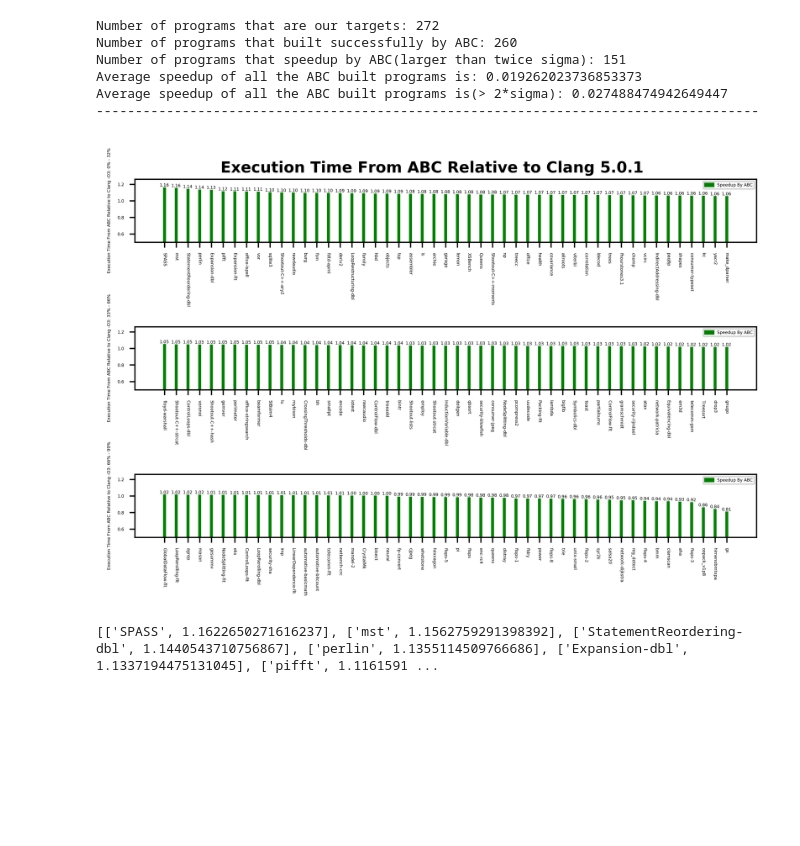
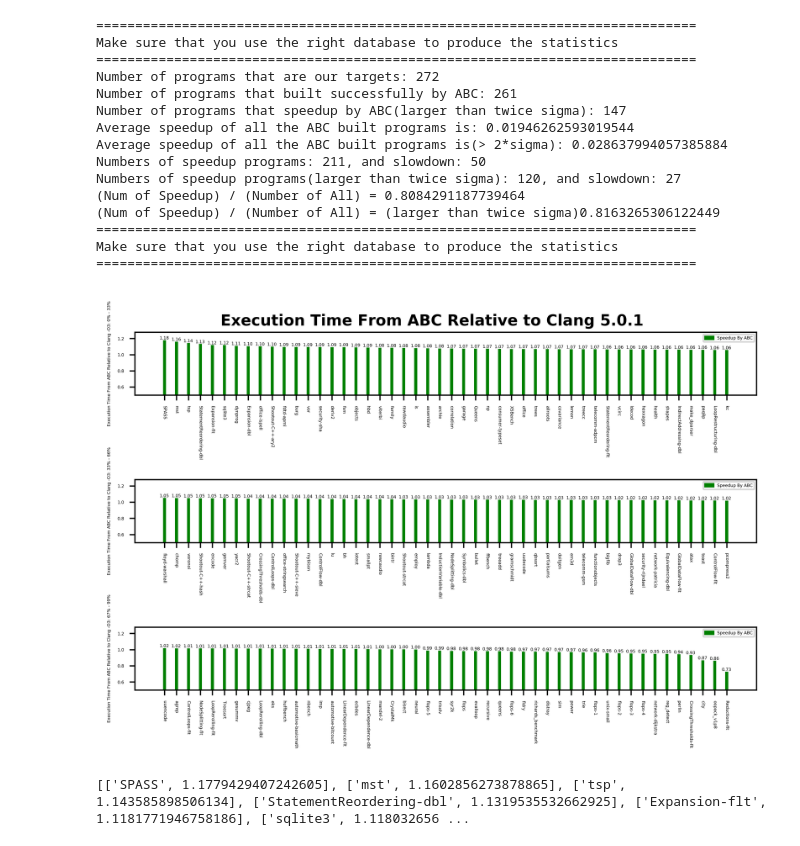
Before and after one commit to JaredCJR/ThesisTools, a Jupyter notebook: PassInstrument/inference/SpeedupEvaluation/LoadAndDraw.ipynb, the cells around one changed output. Drawn from its saved outputs; the diff is of its cells as text; code cells hidden in the pictures; blank space fills up the shorter version.

Commit message:
Add more statistics in analysis

```diff
--- a/PassInstrument/inference/SpeedupEvaluation/LoadAndDraw.ipynb
+++ b/PassInstrument/inference/SpeedupEvaluation/LoadAndDraw.ipynb
@@ -94,8 +94,8 @@ def DrawBarChart(Inputs, Title, Ymax = None, Ymin = None):
 
 
 if __name__ == '__main__':
-    TargetDir = "./log-0330"
-    #TargetDit = "./log-init"
+    TargetDir = "./legacy_data/log-03-31_16-53"
+    #TargetDit = "./legacy_data/log-init"
     ABC_cycles_mean = json.load(open(TargetDir + '/' + "ABC_cycles_mean.json"))
     Orig_cycles_mean = json.load(open("Orig_cycles_mean.json"))
     Orig_cycles_sigma = json.load(open("Orig_cycles_sigma.json"))
@@ -107,8 +107,12 @@ if __name__ == '__main__':
     SpeedupDict = {}
     '''
     SpeedupDict contains all the information that we need =)
+    speedup in the dict:
+        > 0: speedup
+        < 0: slowdown
     '''
     TotalSpeedup = 0.0
+    TotalSpeedupCount = 0
     for target in AvailableKeys:
         new = ABC_cycles_mean[target]
         old = Orig_cycles_mean[target]
@@ -120,38 +124,63 @@ if __name__ == '__main__':
         SpeedupDict[target]['speedup'] = speedup
         SpeedupDict[target]['sigma'] = sigma
         TotalSpeedup += speedup
+        if speedup > 0:
+            TotalSpeedupCount += 1
+
     AvgSpeedupAll = TotalSpeedup / len(AvailableKeys)
     '''
     Discard the speedup or slow-down less than twice sigma
     '''
     SelectedSpeedupDict = copy.deepcopy(SpeedupDict)
+    TotalSpeedupCountLargerThanTwice = copy.deepcopy(TotalSpeedupCount)
     for target, info in SpeedupDict.items():
         if abs(info['new'] - info['old']) < 2*info['sigma']:
             TotalSpeedup -= SpeedupDict[target]['speedup']
             SelectedSpeedupDict.pop(target, None)
+            if SpeedupDict[target]['speedup'] > 0:
+                TotalSpeedupCountLargerThanTwice -= 1
     AvgSpeedupLargerThanTwice = TotalSpeedup / len(SelectedSpeedupDict.keys())
+    print('=============================================================================')
+    print('Make sure that you use the right database to produce the statistics')
+    print('=============================================================================')
     print("Number of programs that are our targets: {}".format(len(Orig_cycles_mean)))
     print("Number of programs that built successfully by ABC: {}".format(len(SpeedupDict)))
     print("Number of programs that speedup by ABC(larger than twice sigma): {}".format(len(SelectedSpeedupDict)))
     print("Average speedup of all the ABC built programs is: {}".format(AvgSpeedupAll))
     print("Average speedup of all the ABC built programs is(> 2*sigma): {}".format(AvgSpeedupLargerThanTwice))
-    print("-------------------------------------------------------------------------------------")
+    print("Numbers of speedup programs: {}, and slowdown: {}".format(TotalSpeedupCount, len(SpeedupDict)-TotalSpeedupCount))
+    print("Numbers of speedup programs(larger than twice sigma): {}, and slowdown: {}".format(
+        TotalSpeedupCountLargerThanTwice, len(SelectedSpeedupDict)-TotalSpeedupCountLargerThanTwice))
+    print("(Num of Speedup) / (Number of All) = {}".format(TotalSpeedupCount/ len(SpeedupDict)))
+    print("(Num of Speedup) / (Number of All) = (larger than twice sigma){}".format(TotalSpeedupCountLargerThanTwice/ len(SelectedSpeedupDict)))
+    print('=============================================================================')
+    print('Make sure that you use the right database to produce the statistics')
+    print('=============================================================================')
 
     GraphData = []
     for target, info in SelectedSpeedupDict.items():
         GraphData.append([target, info['speedup']+1] )
     '''
     Sort the data in descending order for plotting graph.
     '''
     GraphData.sort(key=itemgetter(1), reverse=True)
     DrawBarChart(Inputs=GraphData, Title="Execution Time From ABC Relative to Clang 5.0.1", Ymax = GraphData[0][1]+0.10, Ymin = 0.5)
     print(GraphData)
 # %% [output]
+=============================================================================
+Make sure that you use the right database to produce the statistics
+=============================================================================
 Number of programs that are our targets: 272
-Number of programs that built successfully by ABC: 260
-Number of programs that speedup by ABC(larger than twice sigma): 151
-Average speedup of all the ABC built programs is: 0.019262023736853373
-Average speedup of all the ABC built programs is(> 2*sigma): 0.027488474942649447
--------------------------------------------------------------------------------------
+Number of programs that built successfully by ABC: 261
+Number of programs that speedup by ABC(larger than twice sigma): 147
+Average speedup of all the ABC built programs is: 0.01946262593019544
+Average speedup of all the ABC built programs is(> 2*sigma): 0.028637994057385884
+Numbers of speedup programs: 211, and slowdown: 50
+Numbers of speedup programs(larger than twice sigma): 120, and slowdown: 27
+(Num of Speedup) / (Number of All) = 0.8084291187739464
+(Num of Speedup) / (Number of All) = (larger than twice sigma)0.8163265306122449
+=============================================================================
+Make sure that you use the right database to produce the statistics
+=============================================================================
-[figure, old version]
+[figure, new version]
-[['SPASS', 1.1622650271616237], ['mst', 1.1562759291398392], ['StatementReordering-dbl', 1.1440543710756867], ['perlin', 1.1355114509766686], ['Expansion-dbl', 1.1337194475131045], ['pifft', 1.1161591 ...
+[['SPASS', 1.1779429407242605], ['mst', 1.1602856273878865], ['tsp', 1.143585898506134], ['StatementReordering-dbl', 1.1319535532662925], ['Expansion-flt', 1.1181771946758186], ['sqlite3', 1.118032656 ...
```
Also changed, not shown: 2 other files.
